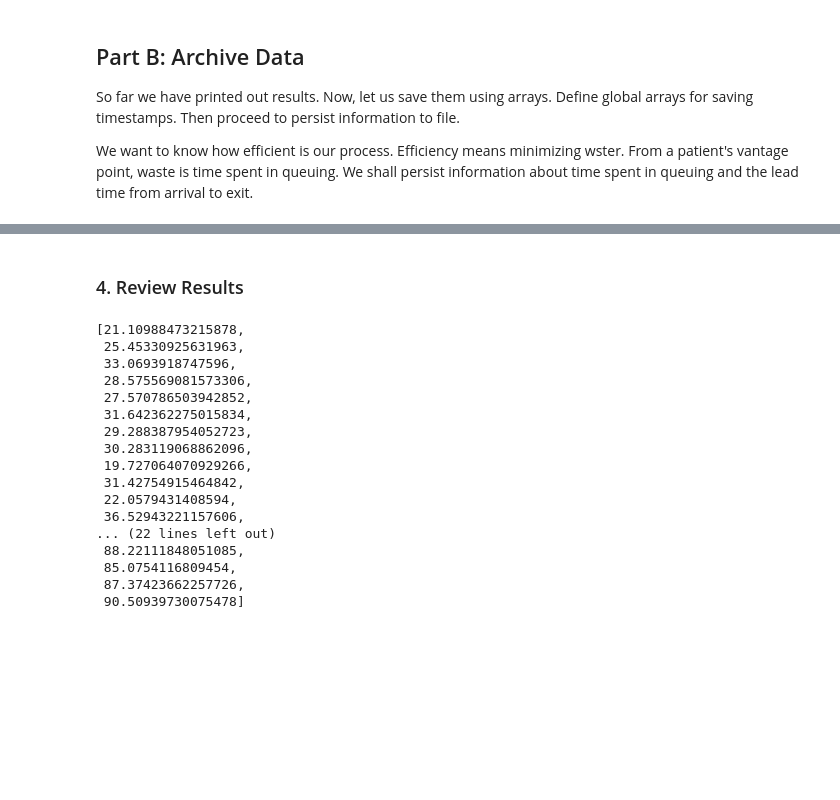
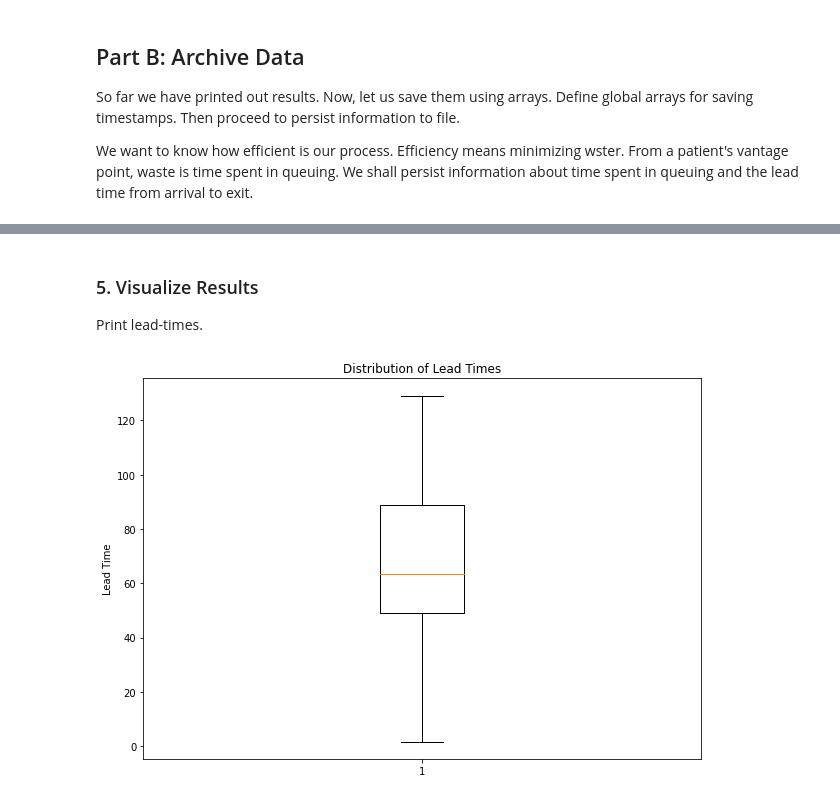
Before and after one commit to sunbee/factorySimulation, a Jupyter notebook: clinic.ipynb, the cells around one changed output, grey strips where cells are left out. Saved outputs shown, nothing was run; the diff lists cells and outputs as text; code cells hidden in the pictures; blank space fills up the shorter version.

```diff
--- a/clinic.ipynb
+++ b/clinic.ipynb
@@ -273,24 +281,15 @@ env.run(until=240)
-# %% [markdown]
-### 4. Review Results
-# %%
-# Persisted info.
-
-leadTime
-# %% [output]
-[21.10988473215878,
- 25.45330925631963,
- 33.0693918747596,
- 28.575569081573306,
- 27.570786503942852,
- 31.642362275015834,
- 29.288387954052723,
- 30.283119068862096,
- 19.727064070929266,
- 31.42754915464842,
- 22.0579431408594,
- 36.52943221157606,
-... (22 lines left out)
- 88.22111848051085,
- 85.0754116809454,
- 87.37423662257726,
- 90.50939730075478]
+# %% [markdown]
+### 5. Visualize Results
+
+Print lead-times.
+# %%
+# Persisted info.
+
+leadTime
+fig = plt.figure(figsize=(10,7))
+plt.title("Distribution of Lead Times")
+plt.ylabel("Lead Time")
+plt.boxplot(leadTime)
+plt.show()
+# %% [output]
+[figure, added]
```
Also changed, not shown: parts of 22 cells of this notebook, 2 other files.
